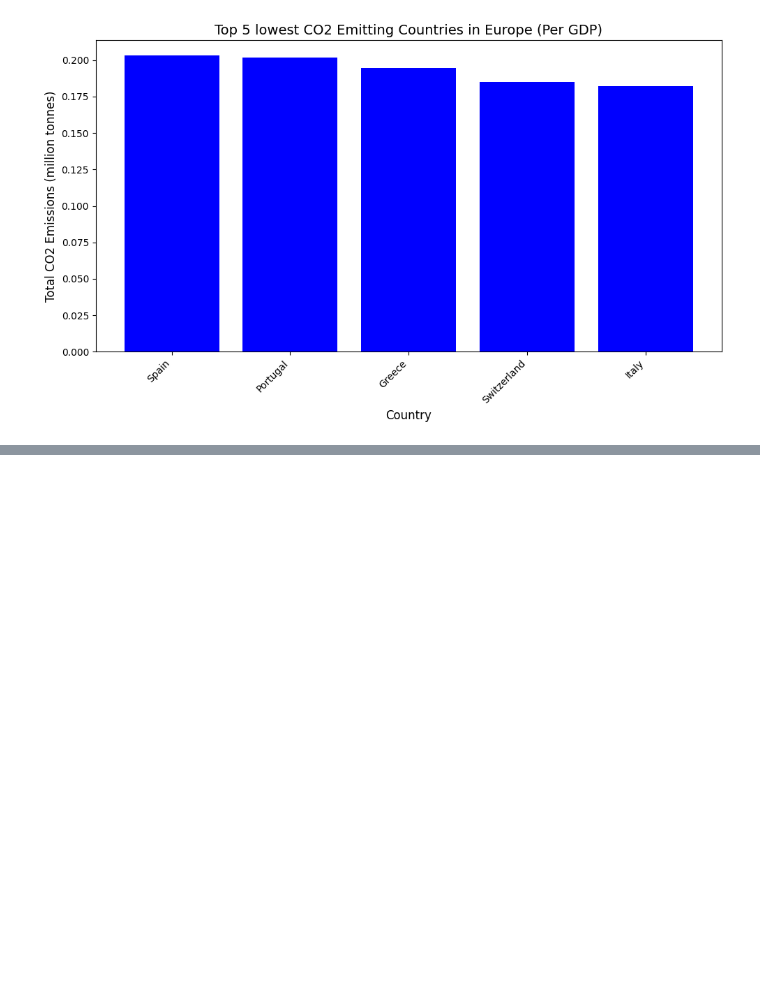
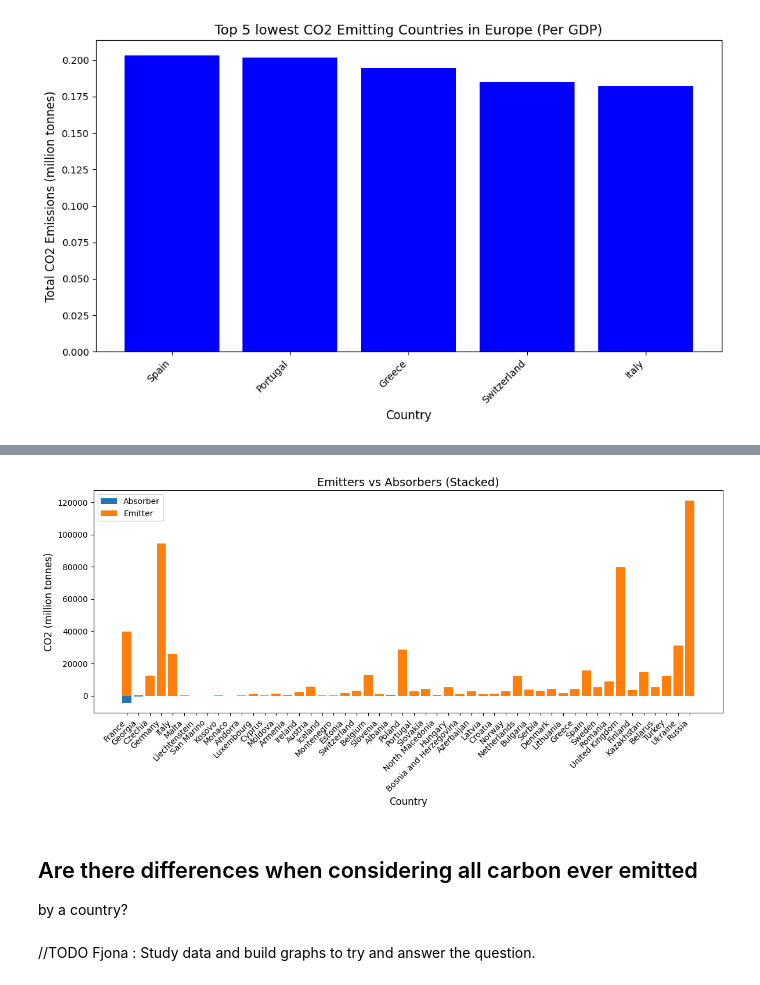
Before and after one commit to Eris1allkanjari/DOPP, a Jupyter notebook: dopp-assignment-2.ipynb, the cells around one changed output, grey strips where cells are left out. Saved outputs shown, nothing was run; the diff lists cells and outputs as text; code cells hidden in the pictures; blank space fills up the shorter version.

```diff
--- a/dopp-assignment-2.ipynb
+++ b/dopp-assignment-2.ipynb
@@ -190,0 +228,24 @@ The 'co2_per_capita' measures the amount of CO2 emissions produced per individua
+# %%
+# Combine emitters and absorbers into one dataset
+europe_emissions['type'] = 'Emitter'
+europe_absorption['type'] = 'Absorber'
+comparison = pd.concat([europe_emissions, europe_absorption.rename(columns={'land_use_change_co2': 'co2'})])
+
+# Stacked bar chart
+plt.figure(figsize=(12, 6))
+for label, group in comparison.groupby('type'):
+    plt.bar(group['country'], group['co2'], label=label)
+plt.title('Emitters vs Absorbers (Stacked)', fontsize=14)
+plt.xlabel('Country', fontsize=12)
+plt.ylabel('CO2 (million tonnes)', fontsize=12)
+plt.xticks(rotation=45, ha='right')
+plt.legend()
+plt.tight_layout()
+plt.show()
+# %% [output]
+[figure, added]
+# %% [markdown]
+## Are there differences when considering all carbon ever emitted
+by a country?
+# %% [markdown]
+//TODO Fjona : Study data and build graphs to try and answer the question.
```
Also changed, not shown: parts of 5 cells of this notebook.
